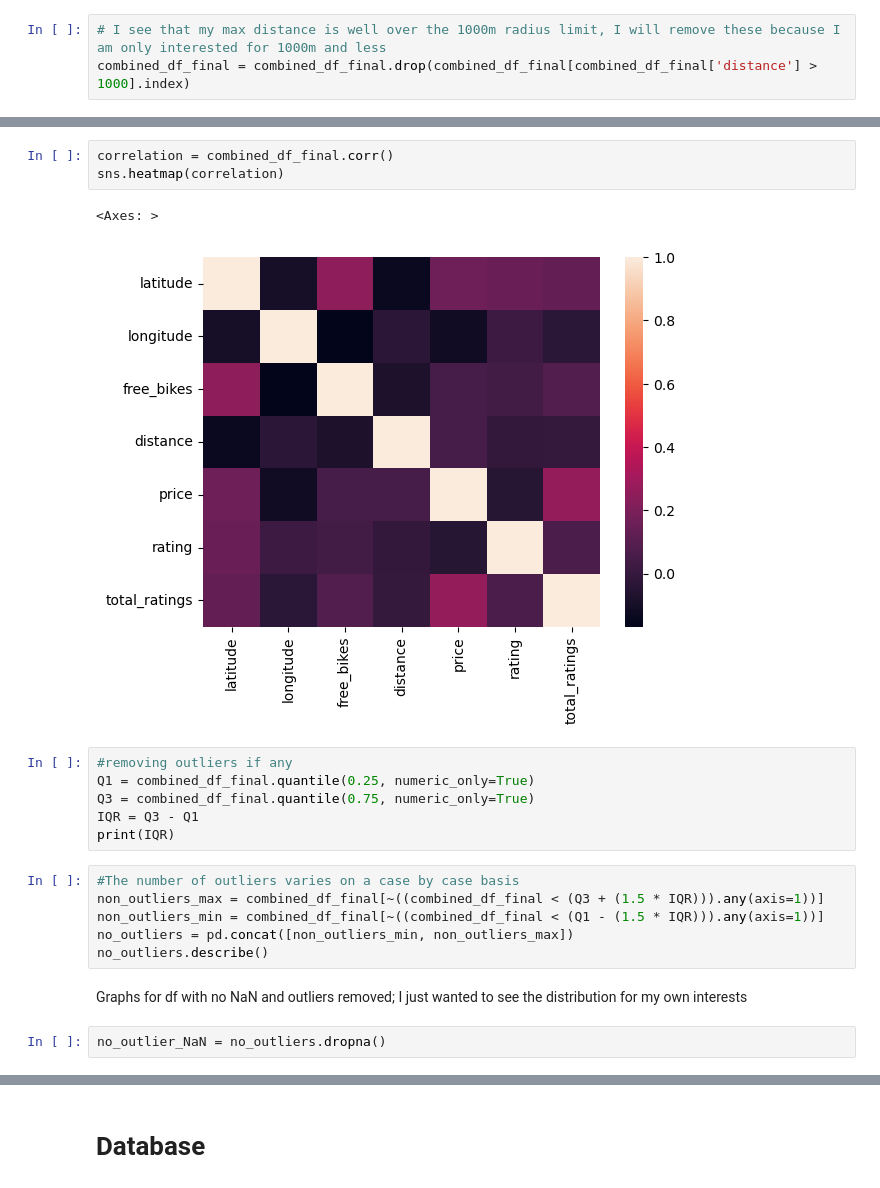
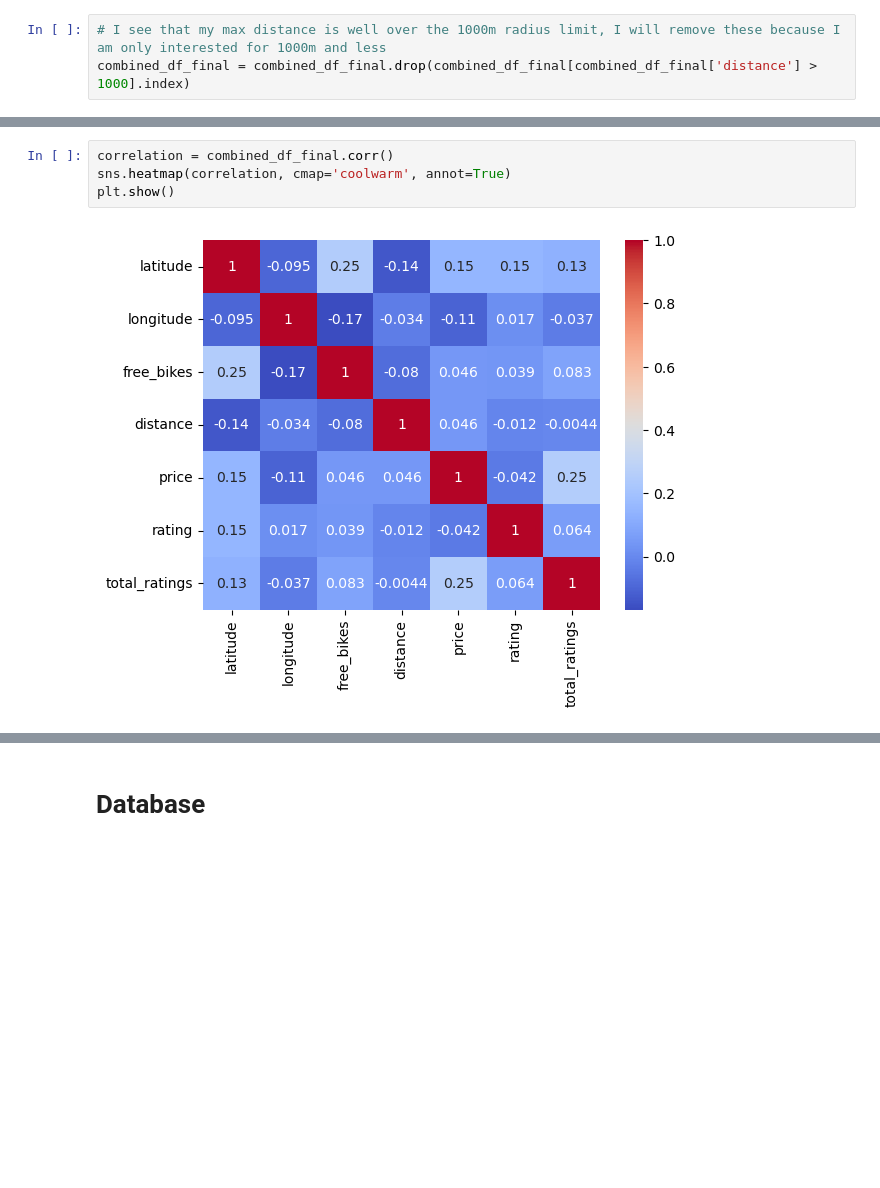
Before and after one commit to SBangarh/Bike-station-and-destination-location, a Jupyter notebook: notebooks/joining_data.ipynb, the cells around one changed output, grey strips where cells are left out. Saved outputs shown, nothing was run; the diff lists cells and outputs as text; blank space fills up the shorter version.

Commit message:
Redid some visuals and remade the database

```diff
--- a/notebooks/joining_data.ipynb
+++ b/notebooks/joining_data.ipynb
@@ -71,22 +188,6 @@ sns.boxplot(x=combined_df_final['total_ratings'])
 # %%
 correlation = combined_df_final.corr()
-sns.heatmap(correlation)
+sns.heatmap(correlation, cmap='coolwarm', annot=True)
+plt.show()
 # %% [output]
-<Axes: >
-[figure, old version]
+[figure, new version]
-# %%
-#removing outliers if any
-Q1 = combined_df_final.quantile(0.25, numeric_only=True)
-Q3 = combined_df_final.quantile(0.75, numeric_only=True)
-IQR = Q3 - Q1
-print(IQR)
-# %%
-#The number of outliers varies on a case by case basis
-non_outliers_max = combined_df_final[~((combined_df_final < (Q3 + (1.5 * IQR))).any(axis=1))]
-non_outliers_min = combined_df_final[~((combined_df_final < (Q1 - (1.5 * IQR))).any(axis=1))]
-no_outliers = pd.concat([non_outliers_min, non_outliers_max])
-no_outliers.describe()
-# %% [markdown]
-Graphs for df with no NaN and outliers removed; I just wanted to see the distribution for my own interests
-# %%
-no_outlier_NaN = no_outliers.dropna()
```
Also changed, not shown: parts of 52 cells of this notebook, 6 other files.
